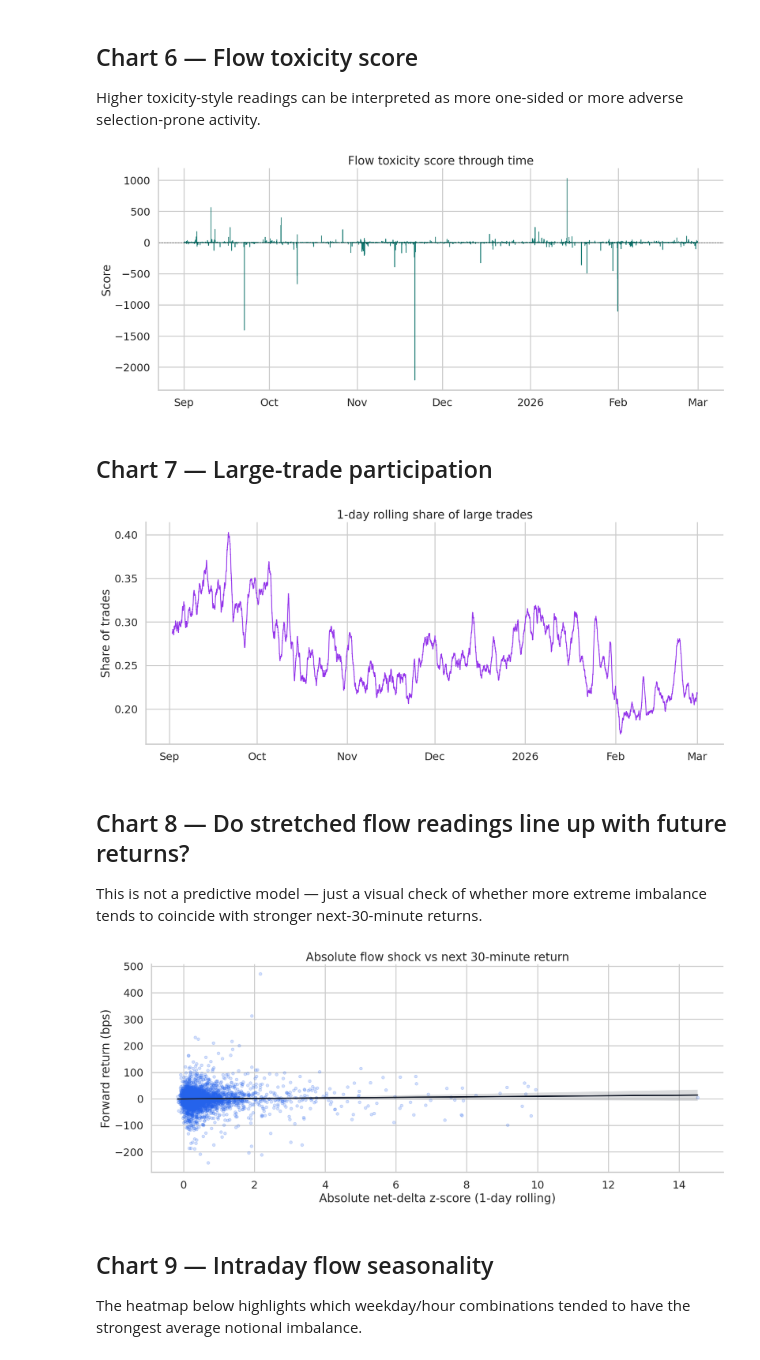
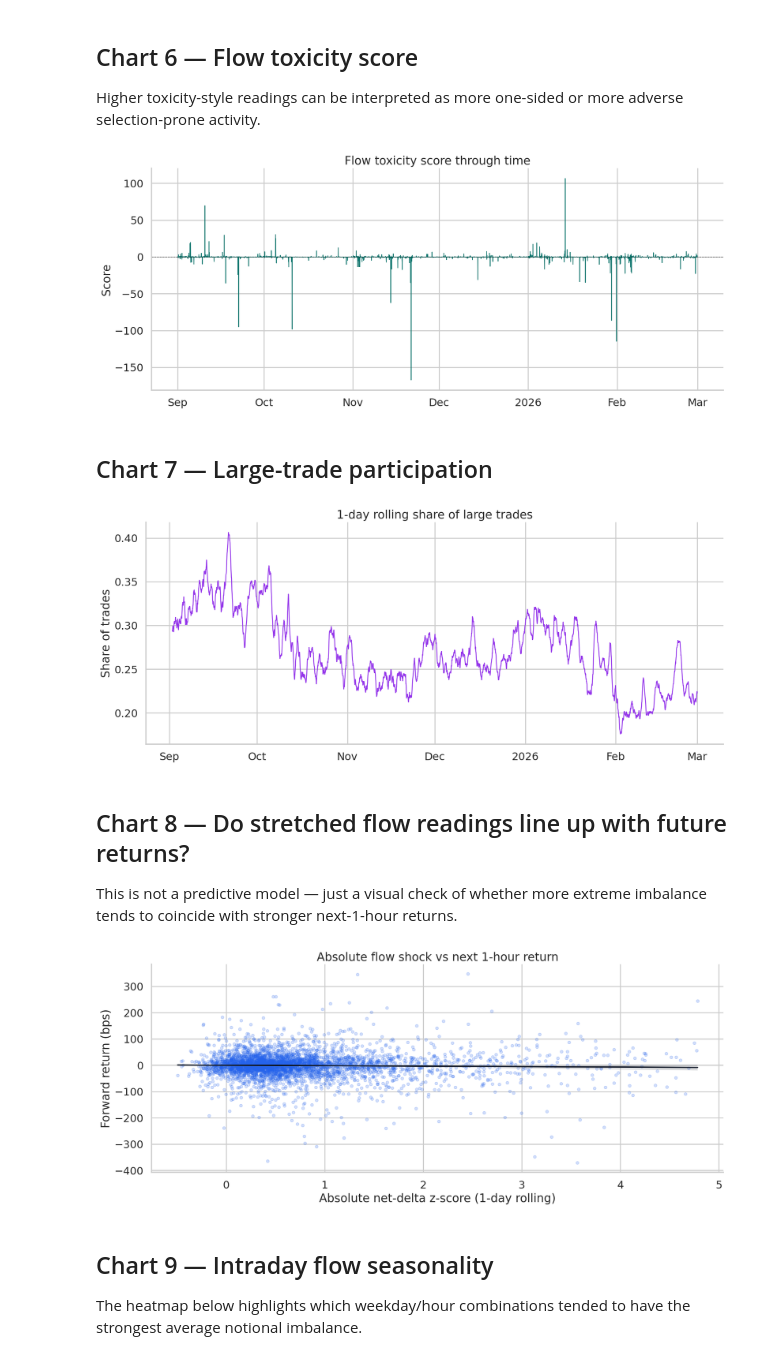
Before and after one commit to aperiodic-io/notebooks, a Jupyter notebook: notebooks/intro-flow.ipynb, the cells around one changed output. Cells and saved outputs as stored; diff of their text form; code cells hidden in the pictures.

Commit message:
Switch intro flow notebook to hourly data

```diff
--- a/notebooks/intro-flow.ipynb
+++ b/notebooks/intro-flow.ipynb
@@ -45,7 +45,7 @@ plt.rcParams["axes.spines.right"] = False
 BASE_URL = "https://aperiodic.io/api/v1"
 EXCHANGE = "binance-futures"
 SYMBOL = "perpetual-BTC-USDT:USDT"
-INTERVAL = "5m"
+INTERVAL = "1h"
 START_DATE = date(2025, 9, 1)
 END_DATE = date(2026, 2, 28)
 START_TS = pd.Timestamp(START_DATE)
@@ -120,17 +120,17 @@ flow = flow.merge(price[["time", "close", "volume_notional"]], on="time", how="l
 flow["net_delta"] = flow["volume_delta"]
 flow["cumulative_delta"] = flow["net_delta"].cumsum()
 flow["net_delta_notional_m"] = flow["volume_delta_notional"] / 1_000_000
-flow["rolling_net_delta_1d"] = flow["net_delta_notional_m"].rolling(288).sum()
-flow["rolling_buy_sell_ratio_1d"] = flow["taker_buy_sell_ratio"].rolling(288).mean()
+flow["rolling_net_delta_1d"] = flow["net_delta_notional_m"].rolling(24).sum()
+flow["rolling_buy_sell_ratio_1d"] = flow["taker_buy_sell_ratio"].rolling(24).mean()
 flow["flow_toxicity_score"] = flow["flow_toxicity_score"].fillna(0)
 flow["large_trade_share"] = (
     flow["taker_buy_large_order_count"] + flow["taker_sell_large_order_count"]
 ) / (flow["taker_buy_count"] + flow["taker_sell_count"])
-flow["large_trade_share_1d"] = flow["large_trade_share"].rolling(288).mean()
-flow["next_30m_return_bps"] = pct_bps(flow["close"].pct_change(6).shift(-6))
+flow["large_trade_share_1d"] = flow["large_trade_share"].rolling(24).mean()
+flow["next_1h_return_bps"] = pct_bps(flow["close"].pct_change(1).shift(-1))
 flow["abs_delta_zscore_1d"] = (
-    flow["net_delta_notional_m"].abs() - flow["net_delta_notional_m"].rolling(288).mean()
-) / flow["net_delta_notional_m"].rolling(288).std()
+    flow["net_delta_notional_m"].abs() - flow["net_delta_notional_m"].rolling(24).mean()
+) / flow["net_delta_notional_m"].rolling(24).std()
 
 summary = pd.Series(
     {
@@ -139,7 +139,7 @@ summary = pd.Series(
         "End": flow["time"].max(),
         "Mean buy/sell ratio": flow["taker_buy_sell_ratio"].mean(),
         "Median toxicity score": flow["flow_toxicity_score"].median(),
-        "Average 5m net delta (BTC)": flow["net_delta"].mean(),
+        "Average 1h net delta (BTC)": flow["net_delta"].mean(),
         "Average large-trade share": flow["large_trade_share"].mean(),
     }
 )
@@ -252,7 +252,7 @@ ax.set_ylabel("Score")
 format_time_axis(ax)
 plt.tight_layout()
 # %% [output]
-[figure, old version]
+[figure, new version]
 # %% [markdown]
 ## Chart 7 — Large-trade participation
 # %%
@@ -263,28 +263,28 @@ ax.set_ylabel("Share of trades")
 format_time_axis(ax)
 plt.tight_layout()
 # %% [output]
-[figure, old version]
+[figure, new version]
 # %% [markdown]
 ## Chart 8 — Do stretched flow readings line up with future returns?
 
-This is not a predictive model — just a visual check of whether more extreme imbalance tends to coincide with stronger next-30-minute returns.
+This is not a predictive model — just a visual check of whether more extreme imbalance tends to coincide with stronger next-1-hour returns.
 # %%
-scatter = flow[["abs_delta_zscore_1d", "next_30m_return_bps"]].dropna()
+scatter = flow[["abs_delta_zscore_1d", "next_1h_return_bps"]].dropna()
 fig, ax = plt.subplots()
 sns.regplot(
     data=scatter.sample(min(len(scatter), 4000), random_state=7),
     x="abs_delta_zscore_1d",
-    y="next_30m_return_bps",
+    y="next_1h_return_bps",
     scatter_kws={"alpha": 0.2, "s": 20, "color": "#2563eb"},
     line_kws={"color": "#111827", "linewidth": 2},
     ax=ax,
 )
-ax.set_title("Absolute flow shock vs next 30-minute return")
+ax.set_title("Absolute flow shock vs next 1-hour return")
 ax.set_xlabel("Absolute net-delta z-score (1-day rolling)")
 ax.set_ylabel("Forward return (bps)")
 plt.tight_layout()
 # %% [output]
-[figure, old version]
+[figure, new version]
 # %% [markdown]
 ## Chart 9 — Intraday flow seasonality
 
```
Also changed, not shown: parts of 11 cells of this notebook, 1 other file.
